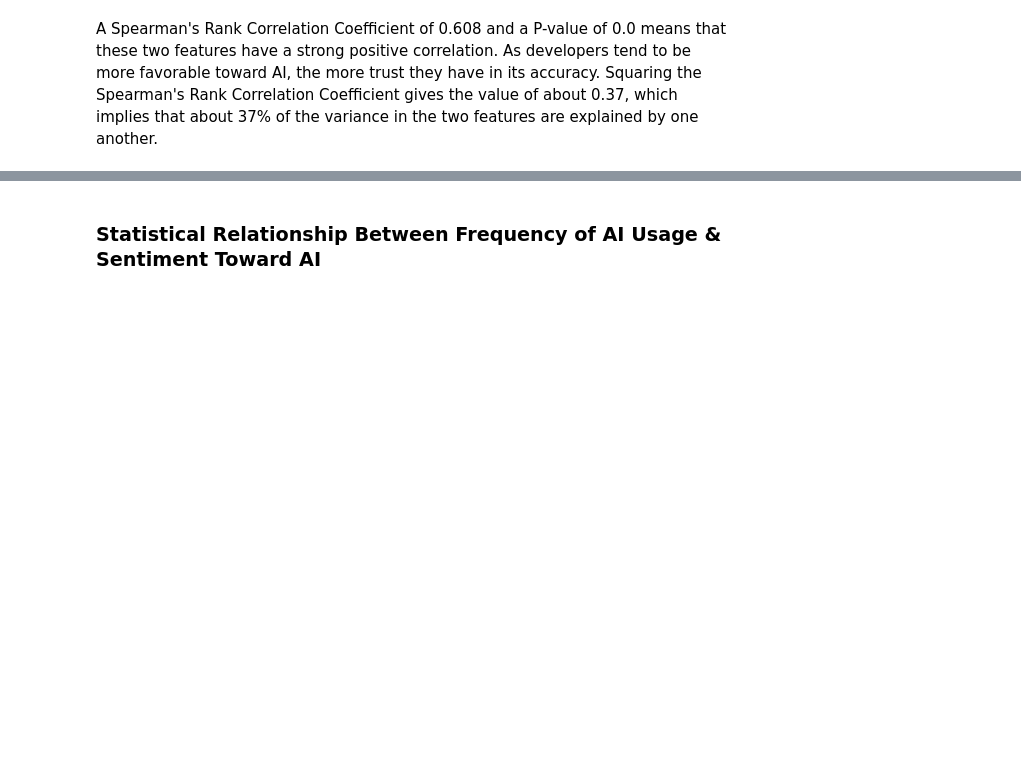
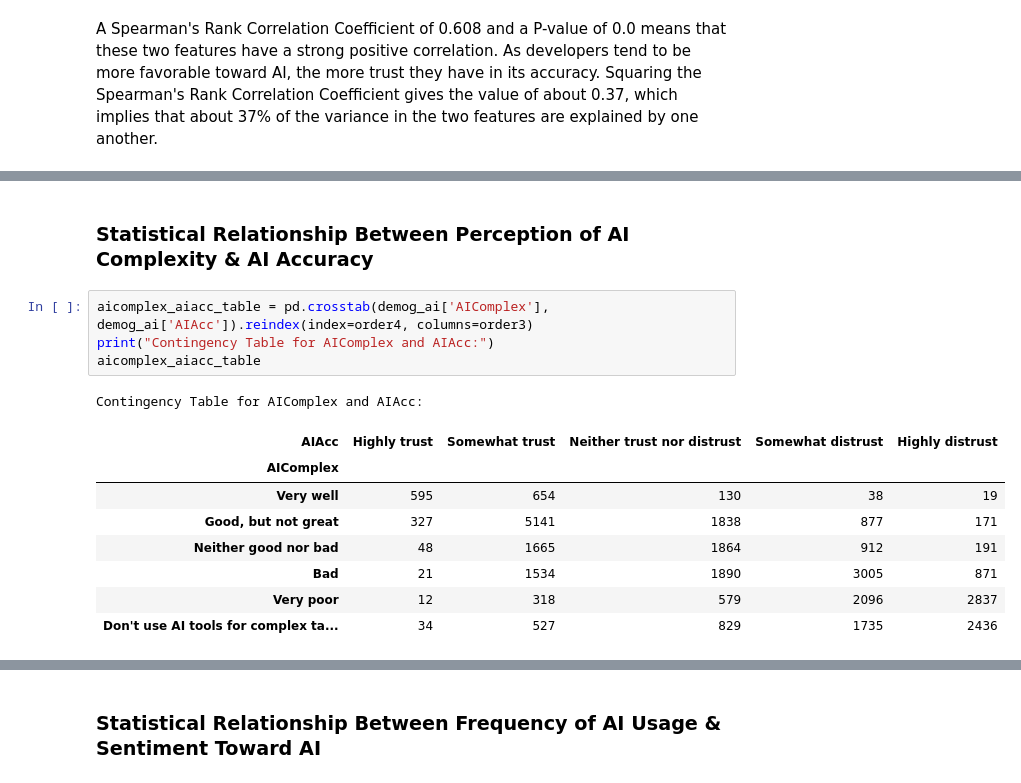
Before and after one commit to huyqng1412/IT680_Effectiveness-of-AI-in-CS, a Jupyter notebook: ai_cs_analysis.ipynb, the cells around one changed output, grey strips where cells are left out. Cells and saved outputs as stored; diff of their text form; blank space fills up the shorter version.

Commit message:
More statistics, almost done

```diff
--- a/ai_cs_analysis.ipynb
+++ b/ai_cs_analysis.ipynb
@@ -934,0 +935,16 @@ plt.show()
+# %% [markdown]
+### Statistical Relationship Between Perception of AI Complexity & AI Accuracy
+# %%
+aicomplex_aiacc_table = pd.crosstab(demog_ai['AIComplex'], demog_ai['AIAcc']).reindex(index=order4, columns=order3)
+print("Contingency Table for AIComplex and AIAcc:")
+aicomplex_aiacc_table
+# %% [output]
+Contingency Table for AIComplex and AIAcc:
+| AIAcc | Highly trust | Somewhat trust | Neither trust nor distrust | Somewhat distrust | Highly distrust |
+| AIComplex |  |  |  |  |  |
+| Very well | 595 | 654 | 130 | 38 | 19 |
+| Good, but not great | 327 | 5141 | 1838 | 877 | 171 |
+| Neither good nor bad | 48 | 1665 | 1864 | 912 | 191 |
+| Bad | 21 | 1534 | 1890 | 3005 | 871 |
+| Very poor | 12 | 318 | 579 | 2096 | 2837 |
+| Don't use AI tools for complex ta... | 34 | 527 | 829 | 1735 | 2436 |
```
Also changed, not shown: parts of 7 cells of this notebook.
